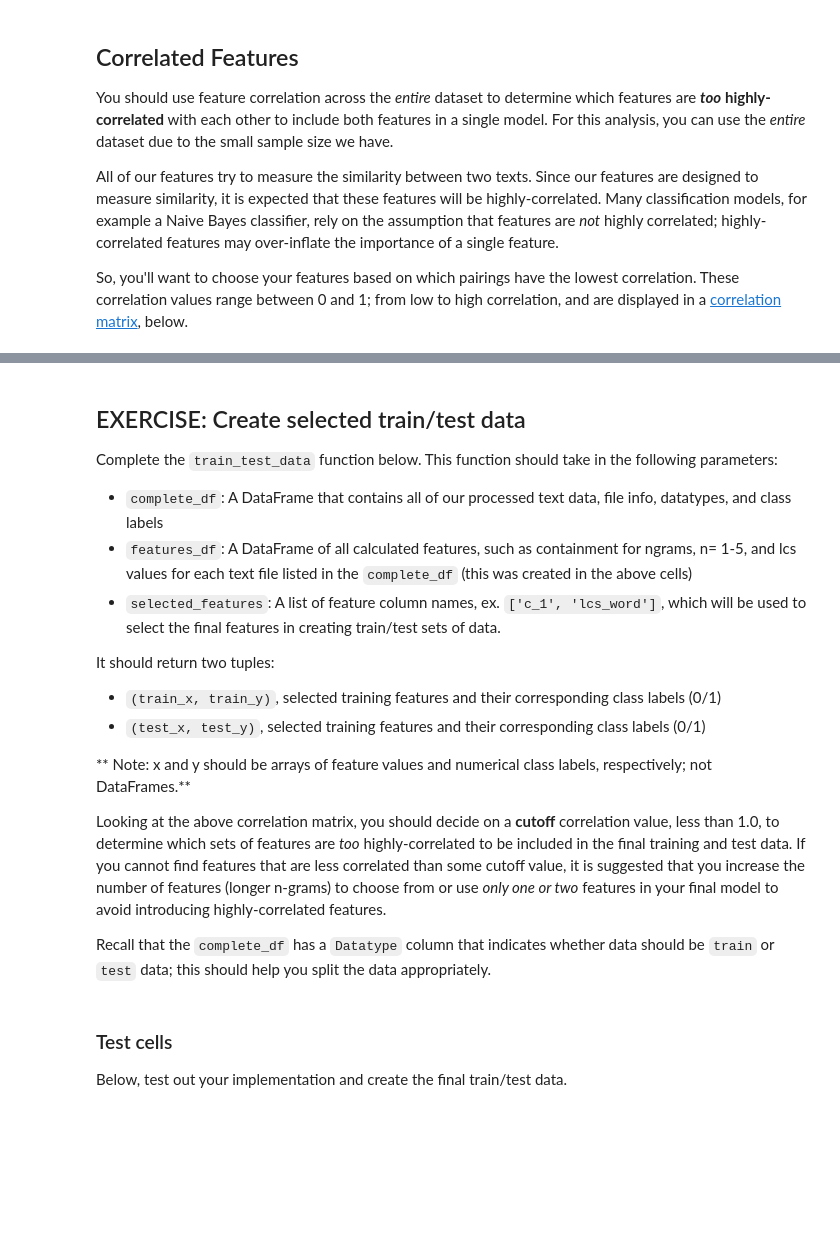
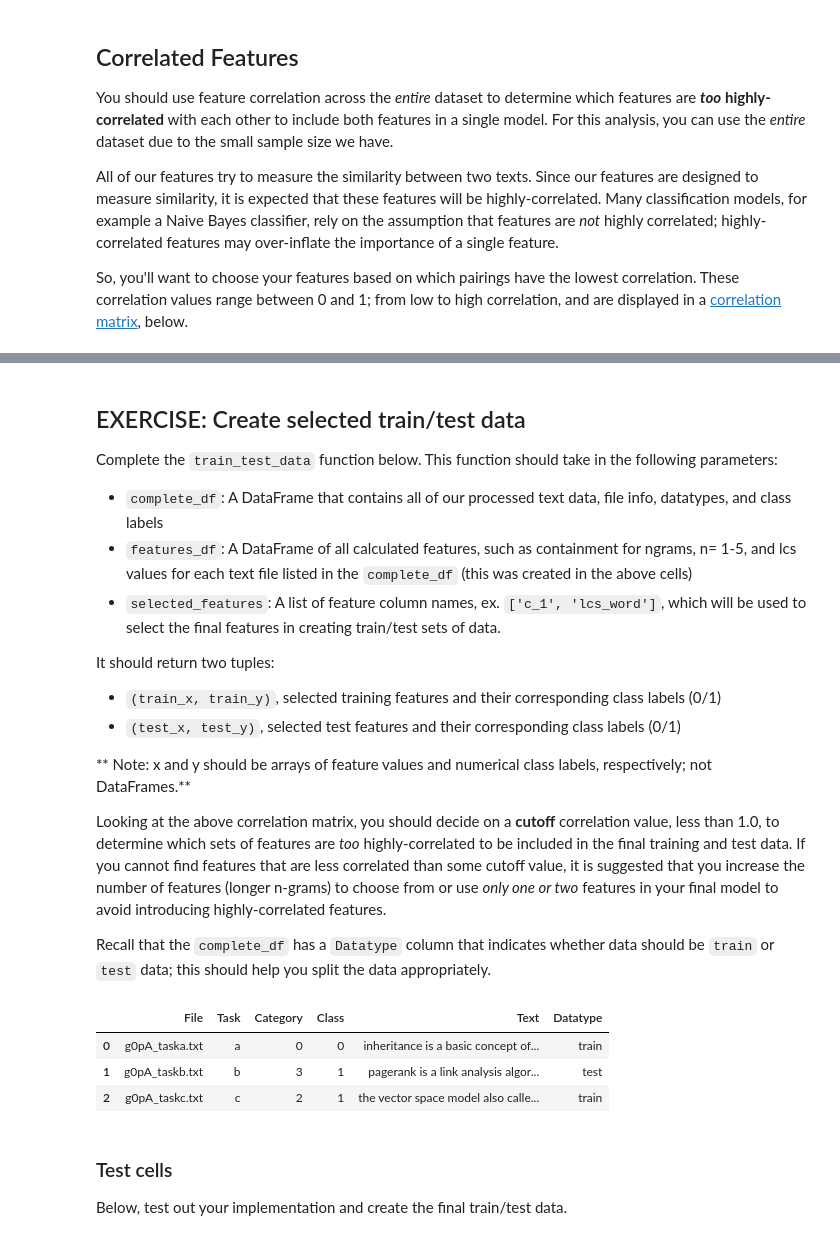
Before and after one commit to dvalps/plagiarism-detector, a Jupyter notebook: 2_Plagiarism_Feature_Engineering.ipynb, the cells around one changed output, grey strips where cells are left out. Cells and saved outputs as stored; diff of their text form; code cells hidden in the pictures; blank space fills up the shorter version.

```diff
--- a/2_Plagiarism_Feature_Engineering.ipynb
+++ b/2_Plagiarism_Feature_Engineering.ipynb
@@ -795,13 +800,20 @@ Complete the `train_test_data` function below. This function should take in the
 
 It should return two tuples:
 * `(train_x, train_y)`, selected training features and their corresponding class labels (0/1)
-* `(test_x, test_y)`, selected training features and their corresponding class labels (0/1)
+* `(test_x, test_y)`, selected test features and their corresponding class labels (0/1)
 
 ** Note: x and y should be arrays of feature values and numerical class labels, respectively; not DataFrames.**
 
 Looking at the above correlation matrix, you should decide on a **cutoff** correlation value, less than 1.0, to determine which sets of features are *too* highly-correlated to be included in the final training and test data. If you cannot find features that are less correlated than some cutoff value, it is suggested that you increase the number of features (longer n-grams) to choose from or use *only one or two* features in your final model to avoid introducing highly-correlated features.
 
 Recall that the `complete_df` has a `Datatype` column that indicates whether data should be `train` or `test` data; this should help you split the data appropriately.
+# %%
+complete_df.head(3)
+# %% [output]
+|  | File | Task | Category | Class | Text | Datatype |
+| 0 | g0pA_taska.txt | a | 0 | 0 | inheritance is a basic concept of... | train |
+| 1 | g0pA_taskb.txt | b | 3 | 1 | pagerank is a link analysis algor... | test |
+| 2 | g0pA_taskc.txt | c | 2 | 1 | the vector space model also calle... | train |
 # %%
 # Takes in dataframes and a list of selected features (column names)
 # and returns (train_x, train_y), (test_x, test_y)
```
Also changed, not shown: parts of 15 cells of this notebook.
